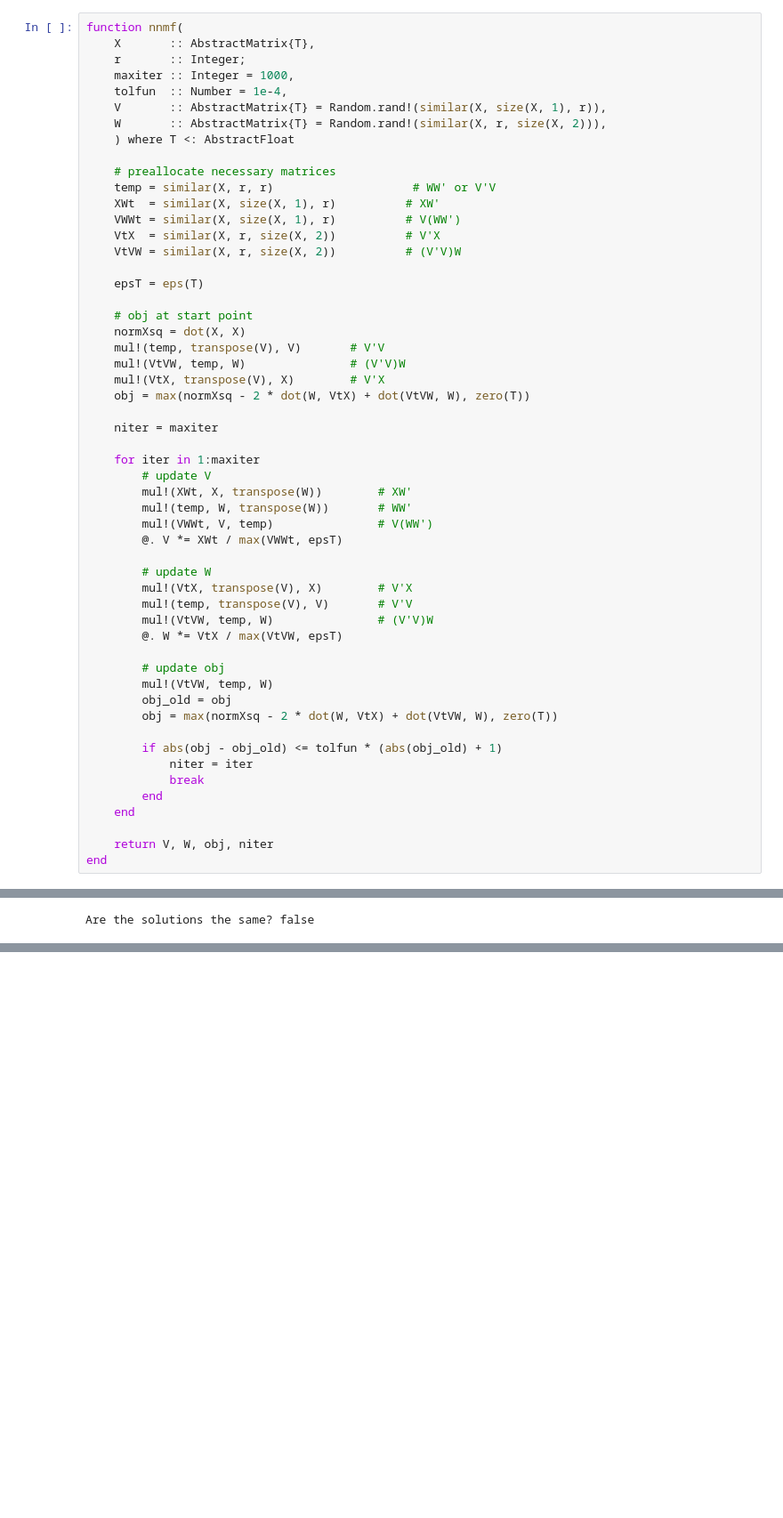
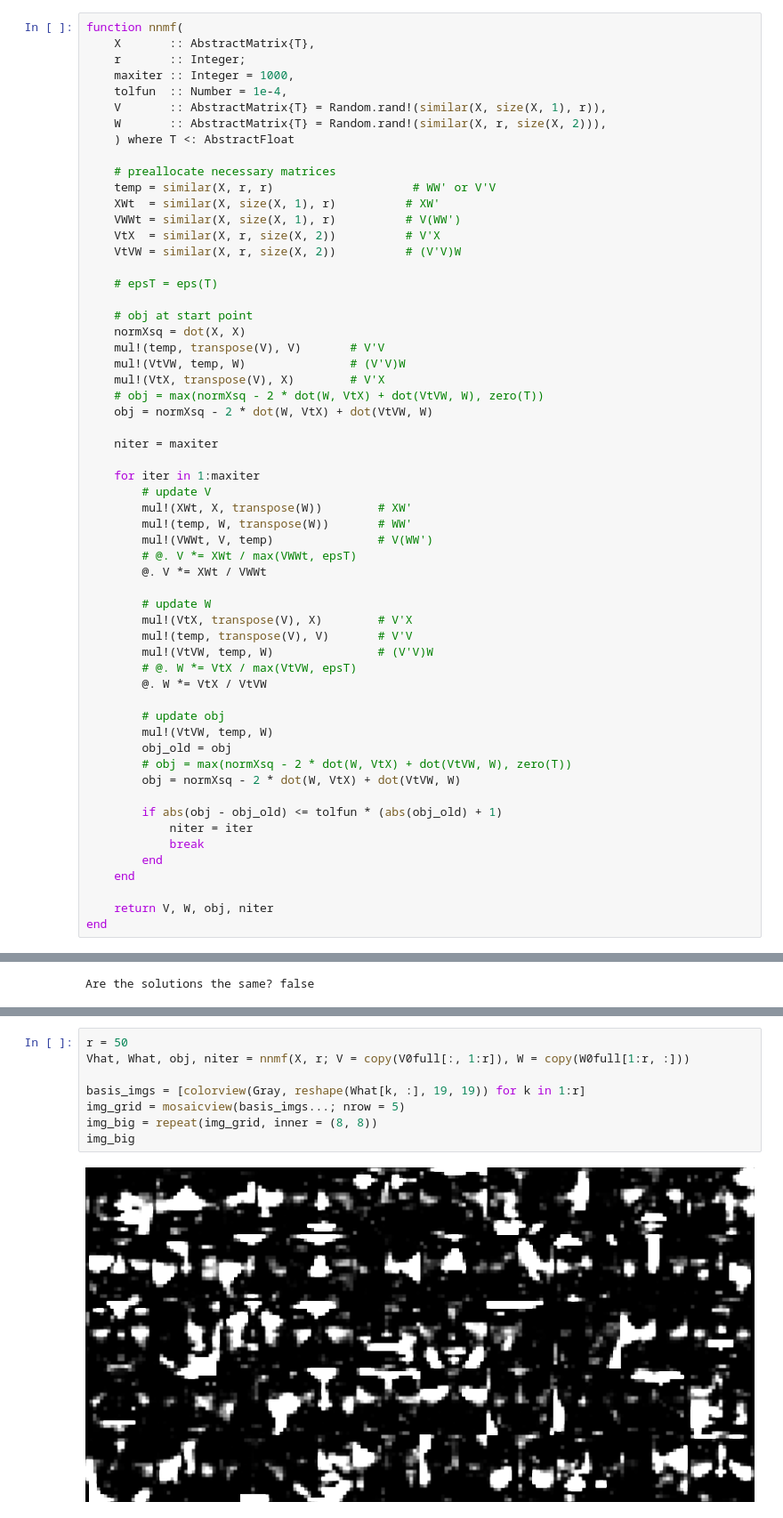
Before and after one commit to Yingxin-Z/biostat-m257-2026-spring, a Jupyter notebook: hw2/hw2.ipynb, the cells around one changed output, grey strips where cells are left out. Shown at 89% size. Cells and saved outputs as stored; diff of their text form; blank space fills up the shorter version.

```diff
--- a/hw2/hw2.ipynb
+++ b/hw2/hw2.ipynb
@@ -95,14 +100,15 @@ function nnmf(
     VtX  = similar(X, r, size(X, 2))          # V'X
     VtVW = similar(X, r, size(X, 2))          # (V'V)W
 
-    epsT = eps(T)
+    # epsT = eps(T)
 
     # obj at start point
     normXsq = dot(X, X)
     mul!(temp, transpose(V), V)       # V'V
     mul!(VtVW, temp, W)               # (V'V)W
     mul!(VtX, transpose(V), X)        # V'X
-    obj = max(normXsq - 2 * dot(W, VtX) + dot(VtVW, W), zero(T))
+    # obj = max(normXsq - 2 * dot(W, VtX) + dot(VtVW, W), zero(T))
+    obj = normXsq - 2 * dot(W, VtX) + dot(VtVW, W)
 
     niter = maxiter
 
@@ -111,18 +117,21 @@ function nnmf(
         mul!(XWt, X, transpose(W))        # XW'
         mul!(temp, W, transpose(W))       # WW'
         mul!(VWWt, V, temp)               # V(WW')
-        @. V *= XWt / max(VWWt, epsT)
+        # @. V *= XWt / max(VWWt, epsT)
+        @. V *= XWt / VWWt
 
         # update W
         mul!(VtX, transpose(V), X)        # V'X
         mul!(temp, transpose(V), V)       # V'V
         mul!(VtVW, temp, W)               # (V'V)W
-        @. W *= VtX / max(VtVW, epsT)
+        # @. W *= VtX / max(VtVW, epsT)
+        @. W *= VtX / VtVW
 
         # update obj
         mul!(VtVW, temp, W)
         obj_old = obj
-        obj = max(normXsq - 2 * dot(W, VtX) + dot(VtVW, W), zero(T))
+        # obj = max(normXsq - 2 * dot(W, VtX) + dot(VtVW, W), zero(T))
+        obj = normXsq - 2 * dot(W, VtX) + dot(VtVW, W)
 
         if abs(obj - obj_old) <= tolfun * (abs(obj_old) + 1)
             niter = iter
@@ -261,3 +303,13 @@ Plot the basis images (rows of $\mathbf{W}$) at rank $r=50$. What do you find?
+# %%
+r = 50
+Vhat, What, obj, niter = nnmf(X, r; V = copy(V0full[:, 1:r]), W = copy(W0full[1:r, :]))
+
+basis_imgs = [colorview(Gray, reshape(What[k, :], 19, 19)) for k in 1:r]
+img_grid = mosaicview(basis_imgs...; nrow = 5)
+img_big = repeat(img_grid, inner = (8, 8))
+img_big
+# %% [output]
+[figure, added]
 # %% [markdown]
 ### Q1.7 GPU (optional)
 
```
Also changed, not shown: parts of 17 cells of this notebook, 3 other files.
